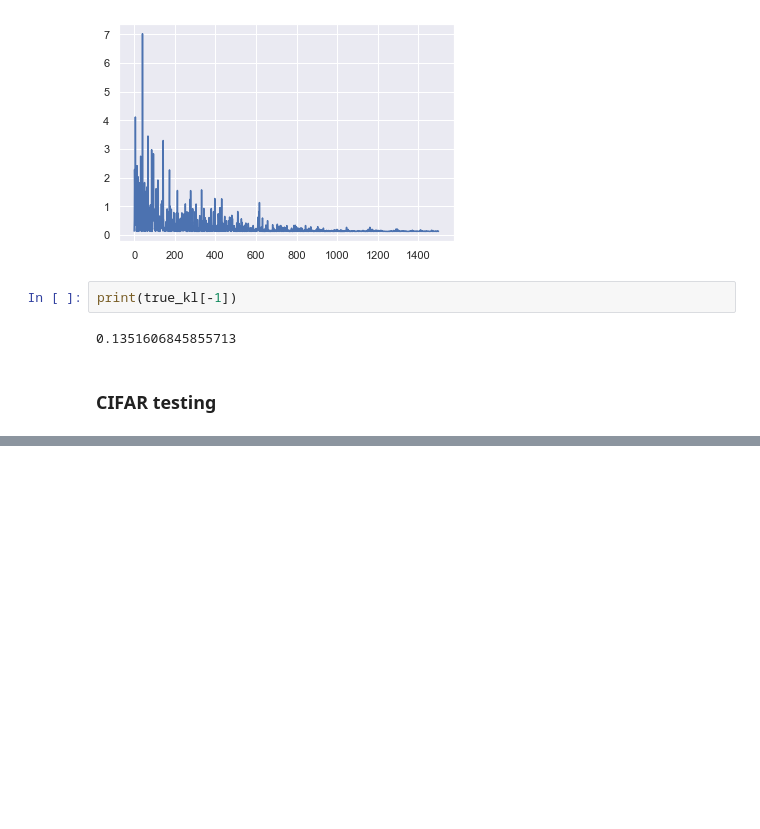
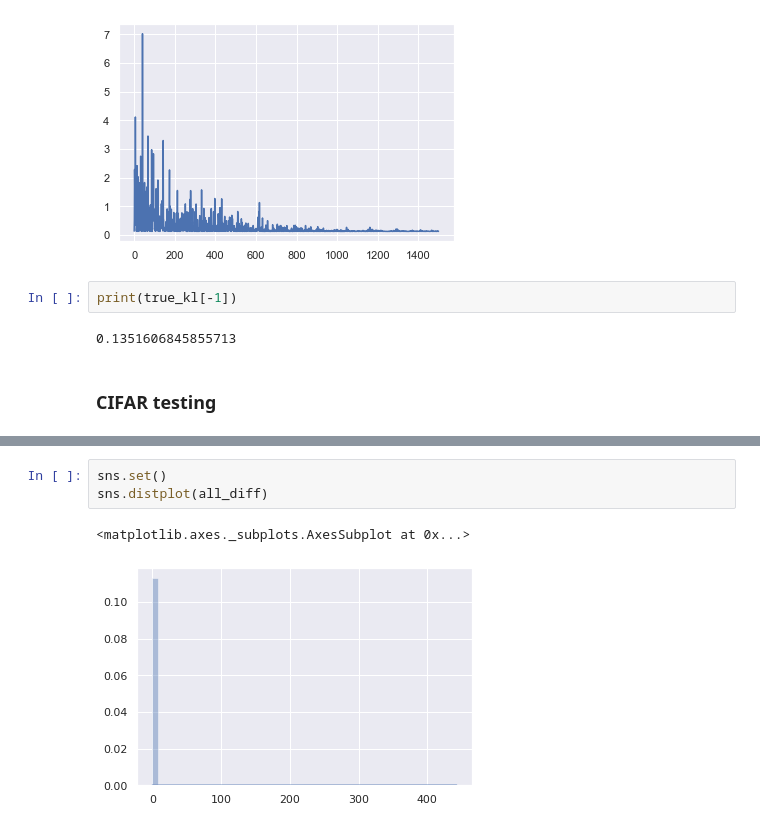
Before and after one commit to mdiephuis/SimCLR, a Jupyter notebook: notebooks/MI_KL_testing.ipynb, the cells around one changed output, grey strips where cells are left out. Cells and saved outputs as stored; diff of their text form; blank space fills up the shorter version.

```diff
--- a/notebooks/MI_KL_testing.ipynb
+++ b/notebooks/MI_KL_testing.ipynb
@@ -245,0 +297,6 @@ for epoch in range(n_epoch):
+# %%
+sns.set()
+sns.distplot(all_diff)
+# %% [output]
+<matplotlib.axes._subplots.AxesSubplot at 0x...>
+[figure, added]
```
Also changed, not shown: parts of 11 cells of this notebook.
